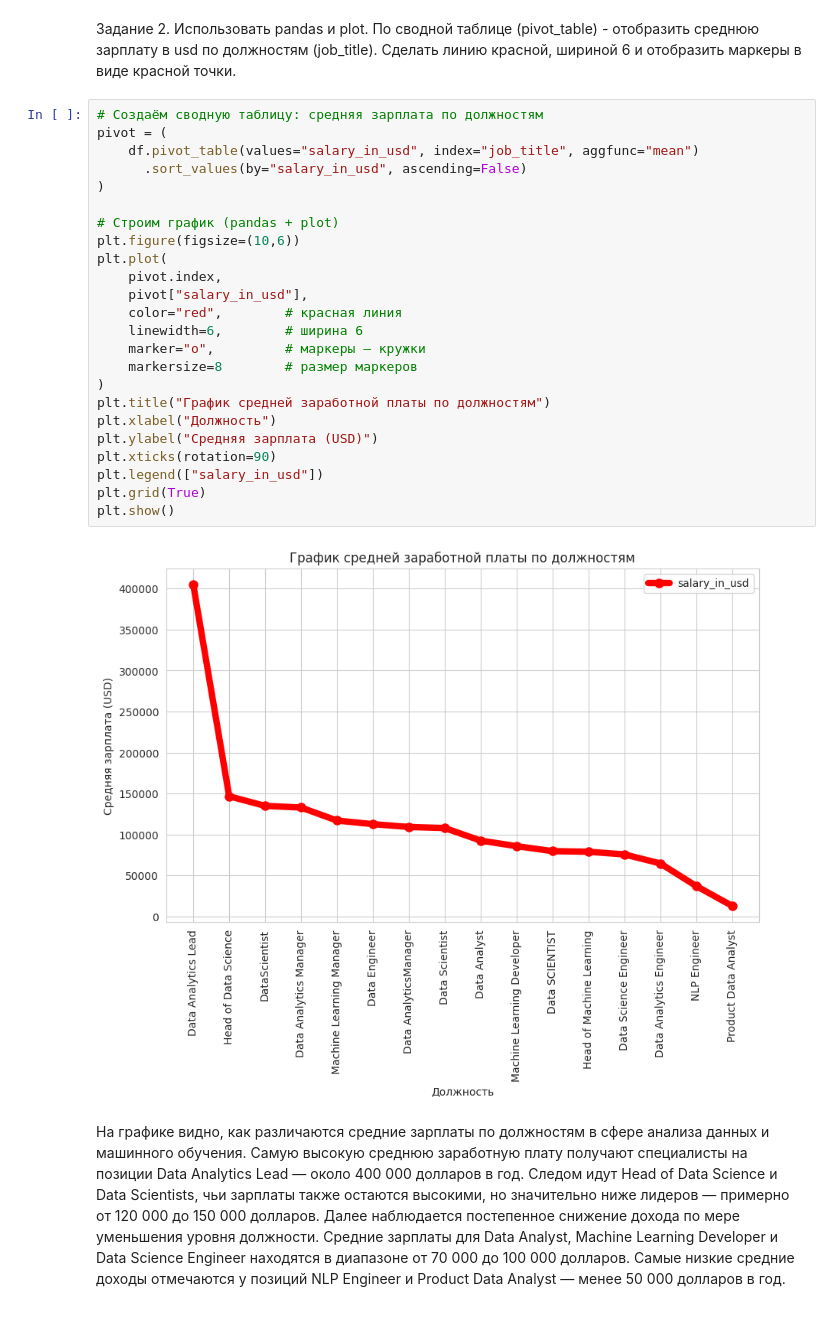
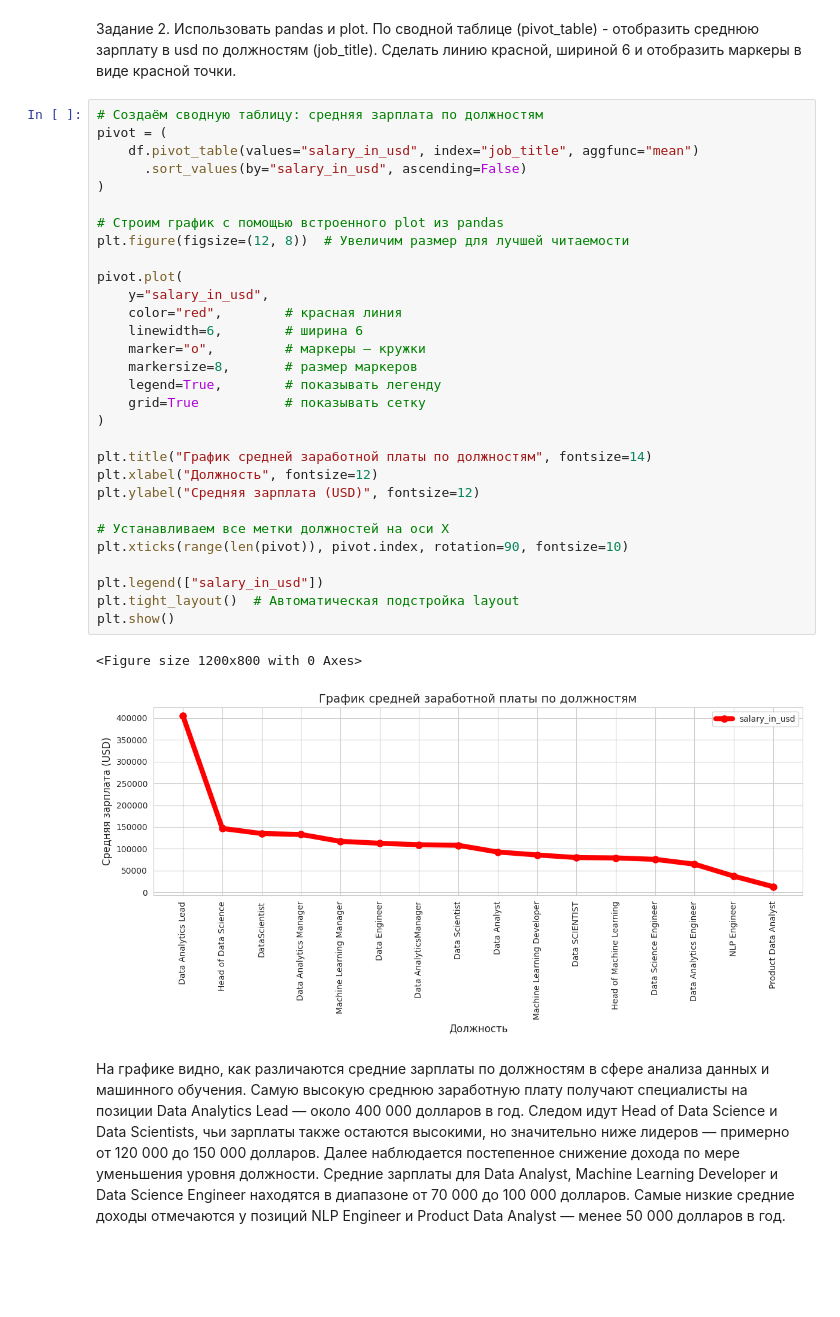
Before and after one commit to Katya20046/kazd, a Jupyter notebook: ЛР2_Азарова_1.ipynb, the cells around one changed output. Drawn from its saved outputs; the diff is of its cells as text; blank space fills up the shorter version.

```diff
--- a/ЛР2_Азарова_1.ipynb
+++ b/ЛР2_Азарова_1.ipynb
@@ -191,29 +215,36 @@ plt.show()
 # %%
 # Создаём сводную таблицу: средняя зарплата по должностям
 pivot = (
     df.pivot_table(values="salary_in_usd", index="job_title", aggfunc="mean")
       .sort_values(by="salary_in_usd", ascending=False)
 )
 
-# Строим график (pandas + plot)
-plt.figure(figsize=(10,6))
-plt.plot(
-    pivot.index,
-    pivot["salary_in_usd"],
+# Строим график с помощью встроенного plot из pandas
+plt.figure(figsize=(12, 8))  # Увеличим размер для лучшей читаемости
+
+pivot.plot(
+    y="salary_in_usd",
     color="red",        # красная линия
     linewidth=6,        # ширина 6
     marker="o",         # маркеры — кружки
-    markersize=8        # размер маркеров
+    markersize=8,       # размер маркеров
+    legend=True,        # показывать легенду
+    grid=True           # показывать сетку
 )
-plt.title("График средней заработной платы по должностям")
-plt.xlabel("Должность")
-plt.ylabel("Средняя зарплата (USD)")
-plt.xticks(rotation=90)
+
+plt.title("График средней заработной платы по должностям", fontsize=14)
+plt.xlabel("Должность", fontsize=12)
+plt.ylabel("Средняя зарплата (USD)", fontsize=12)
+
+# Устанавливаем все метки должностей на оси X
+plt.xticks(range(len(pivot)), pivot.index, rotation=90, fontsize=10)
+
 plt.legend(["salary_in_usd"])
-plt.grid(True)
+plt.tight_layout()  # Автоматическая подстройка layout
 plt.show()
 # %% [output]
+<Figure size 1200x800 with 0 Axes>
-[figure, old version]
+[figure, new version]
 # %% [markdown]
 На графике видно, как различаются средние зарплаты по должностям в сфере анализа данных и машинного обучения.
 Самую высокую среднюю заработную плату получают специалисты на позиции Data Analytics Lead — около 400 000 долларов в год. Следом идут Head of Data Science и Data Scientists, чьи зарплаты также остаются высокими, но значительно ниже лидеров — примерно от 120 000 до 150 000 долларов.
```
Also changed, not shown: parts of 5 cells of this notebook.
